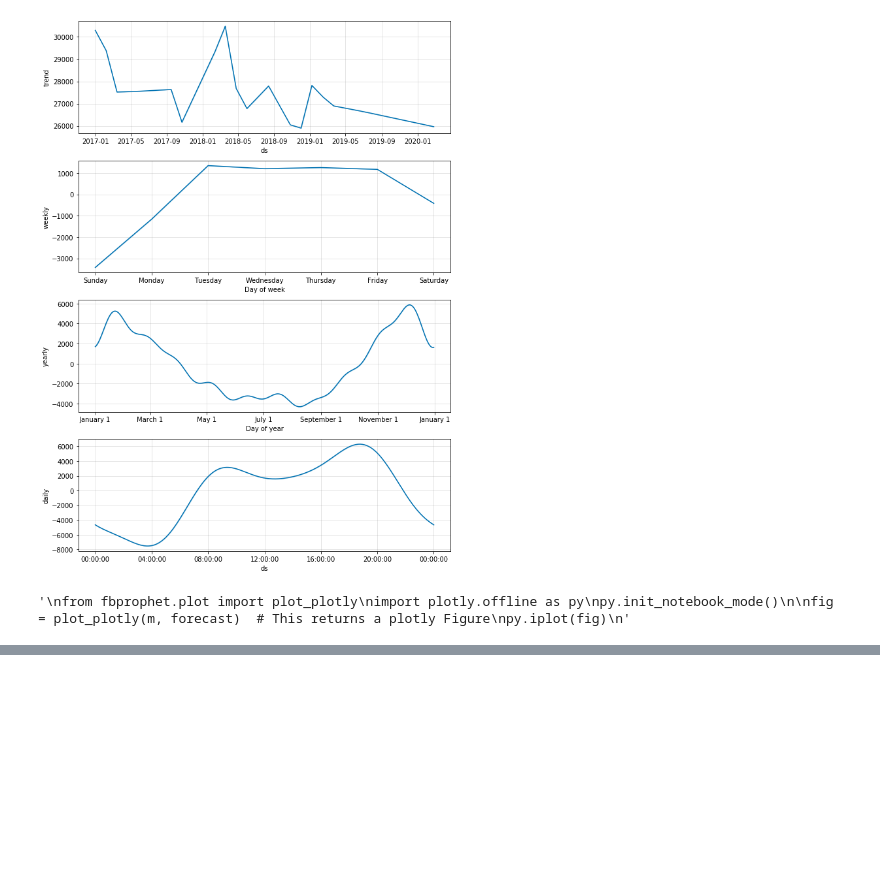
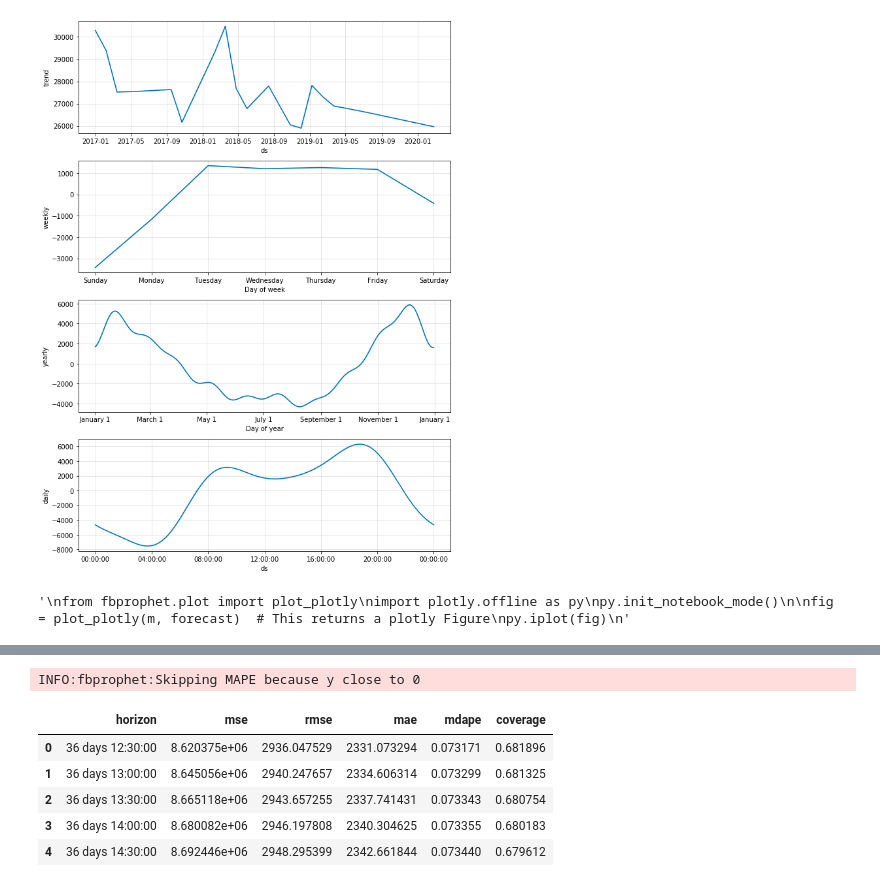
Before and after one commit to AndrewWalker251/energy_forecasting, a Jupyter notebook: Energy Forecast Exploration.ipynb, the cells around one changed output, grey strips where cells are left out. Drawn from its saved outputs; the diff is of its cells as text; code cells hidden in the pictures; blank space fills up the shorter version.

```diff
--- a/Energy Forecast Exploration.ipynb
+++ b/Energy Forecast Exploration.ipynb
@@ -95,0 +115,11 @@ py.iplot(fig)
+# %%
+df_p = performance_metrics(df_cv)
+df_p.head()
+# %% [output]
+INFO:fbprophet:Skipping MAPE because y close to 0
+|  | horizon | mse | rmse | mae | mdape | coverage |
+| 0 | 36 days 12:30:00 | 8.620375e+06 | 2936.047529 | 2331.073294 | 0.073171 | 0.681896 |
+| 1 | 36 days 13:00:00 | 8.645056e+06 | 2940.247657 | 2334.606314 | 0.073299 | 0.681325 |
+| 2 | 36 days 13:30:00 | 8.665118e+06 | 2943.657255 | 2337.741431 | 0.073343 | 0.680754 |
+| 3 | 36 days 14:00:00 | 8.680082e+06 | 2946.197808 | 2340.304625 | 0.073355 | 0.680183 |
+| 4 | 36 days 14:30:00 | 8.692446e+06 | 2948.295399 | 2342.661844 | 0.073440 | 0.679612 |
```
Also changed, not shown: parts of 7 cells of this notebook, 1 other file.
